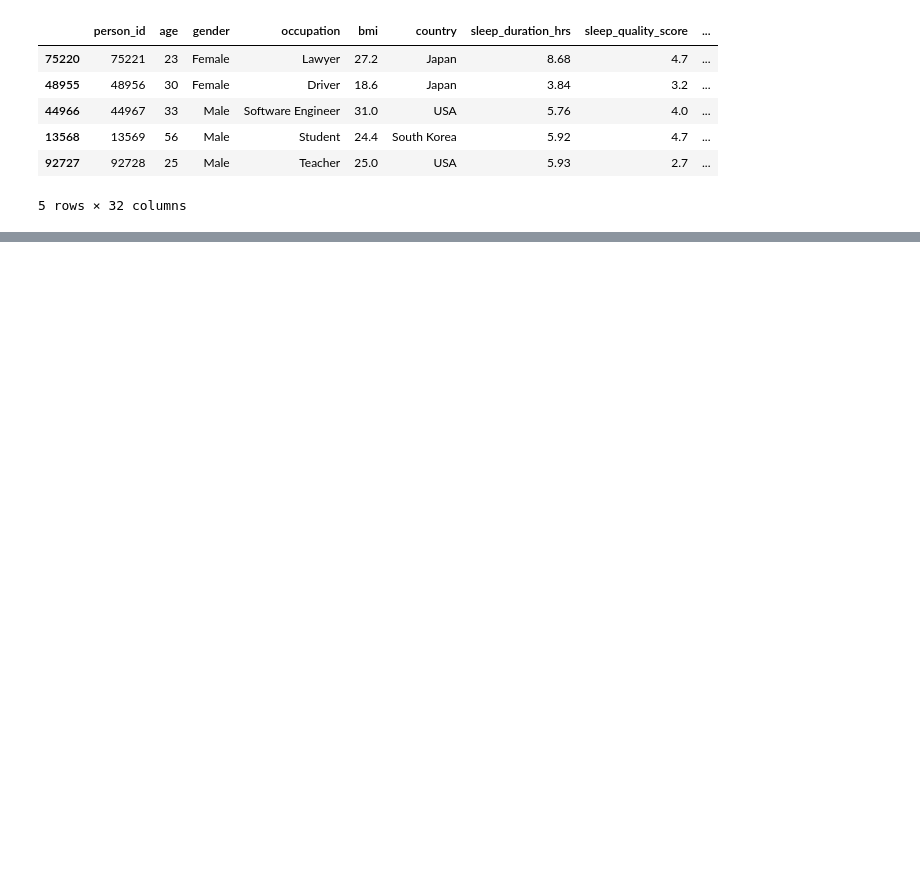
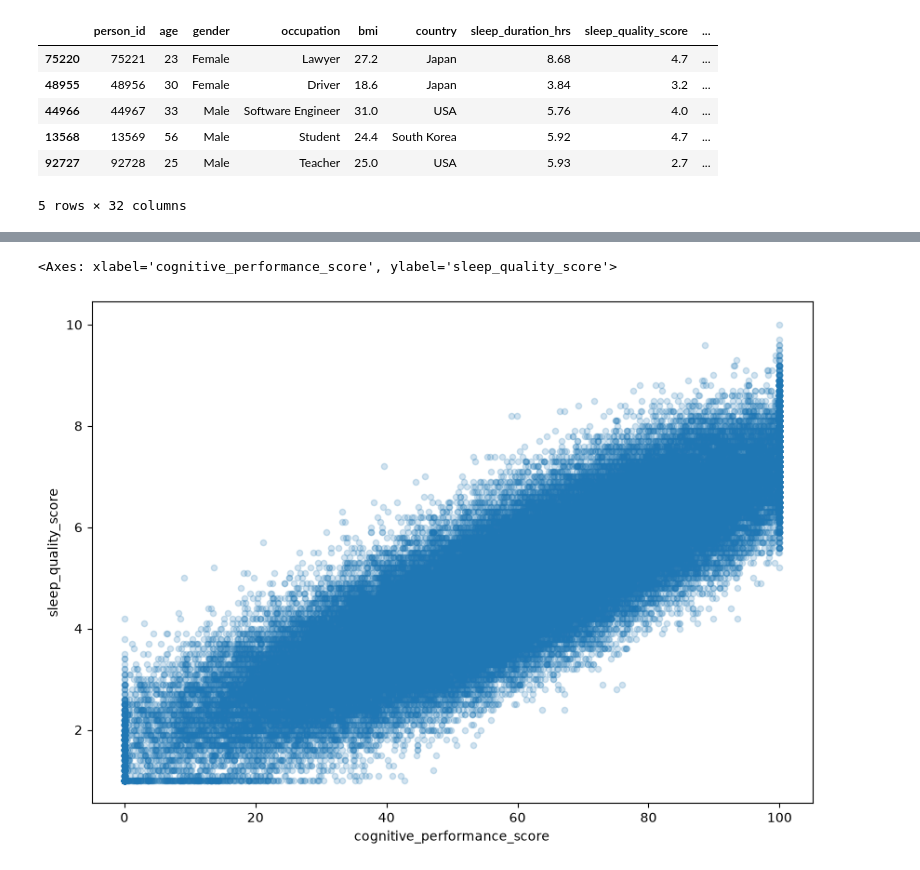
Before and after one commit to Mahshid-aln/Sleep-Quality-Data_Mining, a Jupyter notebook: notebooks/Sleep_Quality_Analysis.ipynb, the cells around one changed output, grey strips where cells are left out. Cells and saved outputs as stored; diff of their text form; code cells hidden in the pictures; blank space fills up the shorter version.

```diff
--- a/notebooks/Sleep_Quality_Analysis.ipynb
+++ b/notebooks/Sleep_Quality_Analysis.ipynb
@@ -37,0 +101,11 @@ train_set.head()
+# %%
+data.plot(
+    kind="scatter",
+    x="cognitive_performance_score",
+    y="sleep_quality_score",
+    figsize=(10, 7),
+    alpha=0.2
+)
+# %% [output]
+<Axes: xlabel='cognitive_performance_score', ylabel='sleep_quality_score'>
+[figure, added]
```
Also changed, not shown: parts of 6 cells of this notebook.
